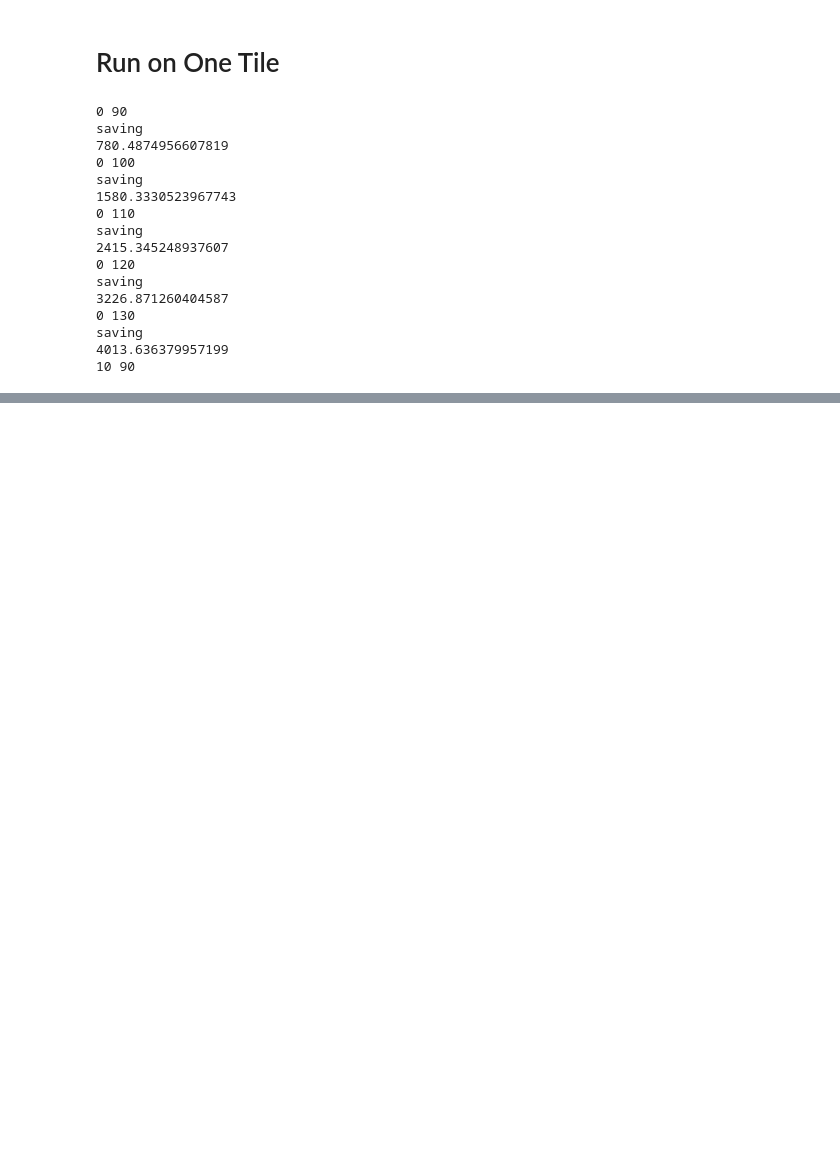
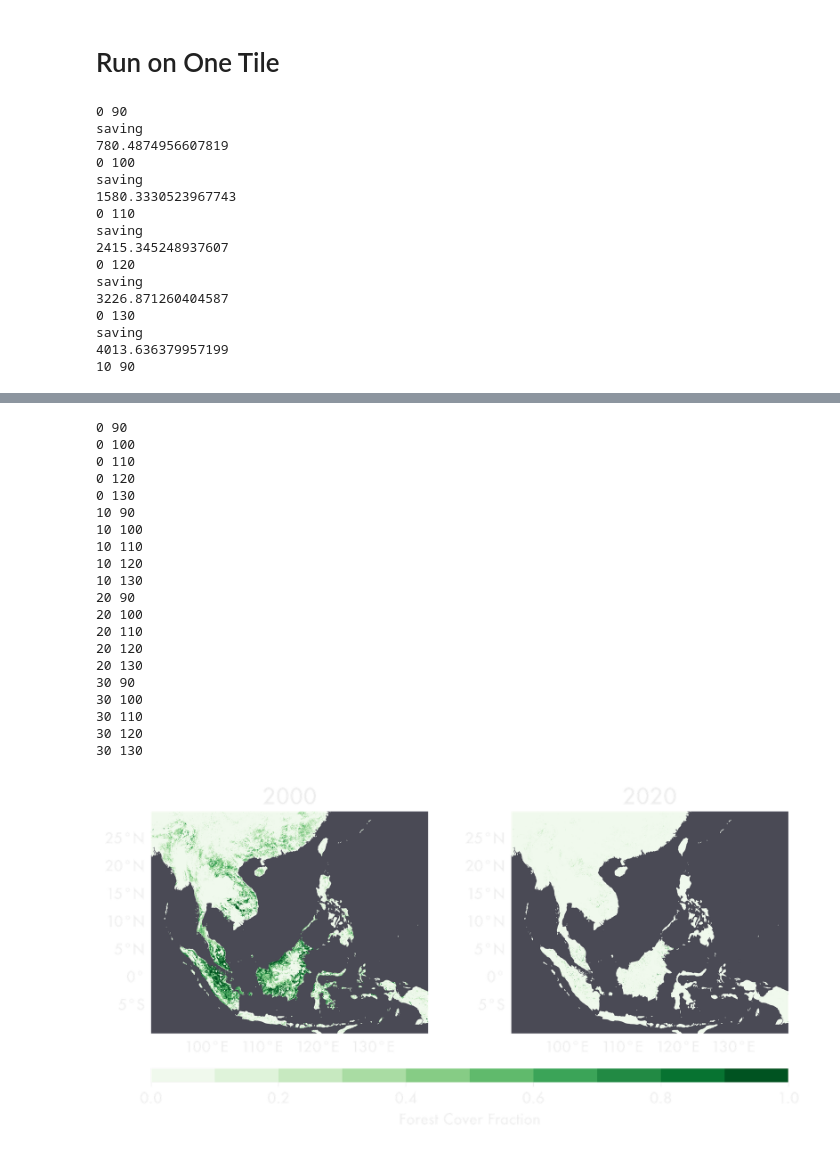
Before and after one commit to grleung/satlcc, a Jupyter notebook: 01_ForestCover.ipynb, the cells around one changed output, grey strips where cells are left out. Cells and saved outputs as stored; diff of their text form; code cells hidden in the pictures; blank space fills up the shorter version.

Commit message:
made some changes for presentation figures

```diff
--- a/01_ForestCover.ipynb
+++ b/01_ForestCover.ipynb
@@ -24,8 +27,8 @@ orange = prism[6]
 yellow = prism[5]
 gray = '#303039'
 #importing plotting parameters
-style = '/home/gleung/scripts/styles/bee-paperlight.mplstyle'
-#style = '/home/gleung/scripts/styles/bee-presentationtransparent.mplstyle'
+#style = '/home/gleung/scripts/styles/bee-paperlight.mplstyle'
+style = '/home/gleung/scripts/styles/bee-presentationtransparent.mplstyle'
 plt.style.use(style)
 
 import matplotlib.font_manager as font_manager
@@ -39,8 +42,10 @@ for font in font_manager.findSystemFonts(font_dir):
 # Set font family globally
 rcParams['font.family'] = 'Futura'
 
-bg = 'white'
-lcol = 'black'
+bg = '#4A4A55'
+lcol='white'
+
+#lcol = 'black'
 # %%
 from cartopy.mpl.gridliner import LONGITUDE_FORMATTER, LATITUDE_FORMATTER
 
@@ -367,0 +368,2 @@ forest = np.load(f"{anaPath}forestcover1km_{str(lat).zfill(2)}N_{str(lon).zfill(
+# %%
+forest = np.load(f"{anaPath}forestcover1km_{str(0).zfill(2)}N_{str(120).zfill(3)}E.pkl.npy")
@@ -409,37 +425,60 @@ for lat in [0,10,20,30]:
     for lon in [90,100,110,120,130]:
         print(lat,lon)
         lats = np.linspace(lat-10, lat, forest.shape[0]+1)[1:]
         lons = np.linspace(lon, lon+10, forest.shape[1]+1)[:-1]
 
         forest = np.load(f"{anaPath}forestcover1km_{str(lat).zfill(2)}N_{str(lon).zfill(3)}E.pkl.npy")
 
         for ax,yr in zip(axes,[0,20]):
             c = ax.contourf(lons, lats,
                           forest[:,:,yr],
                             levels = np.linspace(0,1,11),
                             cmap='Greens')
 
 for ax,yr in zip(axes,[0,20]):
-    ax.coastlines()
+    #ax.coastlines()
     add_latlon(ax)
     ax.add_feature(cfeature.NaturalEarthFeature('physical',
                                                 'ocean',
                                                 '50m',
-                                                edgecolor='black',
-                                                facecolor='white'))
+                                                edgecolor=None,
+                                                facecolor=bg))
 
     ax.set_title(f"20{str(yr).zfill(2)}",loc='center')
+    ax.axis('off')
 
 cax = fig.add_axes([axes[0].get_position().x0,
                     axes[1].get_position().y0-0.1225,
                     axes[-1].get_position().x1 - axes[0].get_position().x0,
                     0.035])
 cbar = plt.colorbar(c,cax=cax, orientation='horizontal',
                     label = 'Forest Cover Fraction'
                    )
 
-plt.savefig(f"{figPath}full_forestcover1km_tile-present.png",dpi=300,bbox_inches='tight')
+plt.savefig(f"{figPath}full_forestcover1km_tile-present.png",dpi=500,bbox_inches='tight')
 plt.show()
+# %% [output]
+0 90
+0 100
+0 110
+0 120
+0 130
+10 90
+10 100
+10 110
+10 120
+10 130
+20 90
+20 100
+20 110
+20 120
+20 130
+30 90
+30 100
+30 110
+30 120
+30 130
+[figure, added]
 # %%
 print(figPath)
 # %%
```
Also changed, not shown: parts of 6 cells of this notebook.
